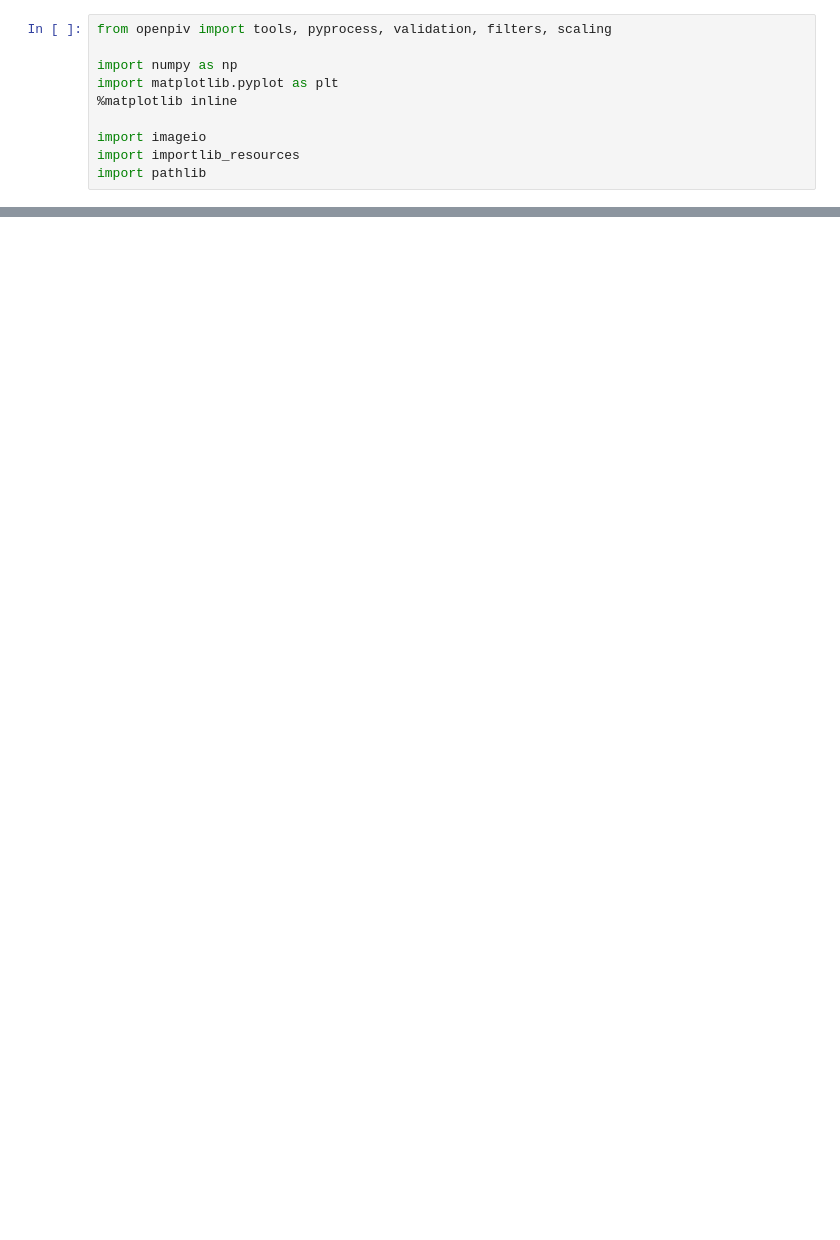
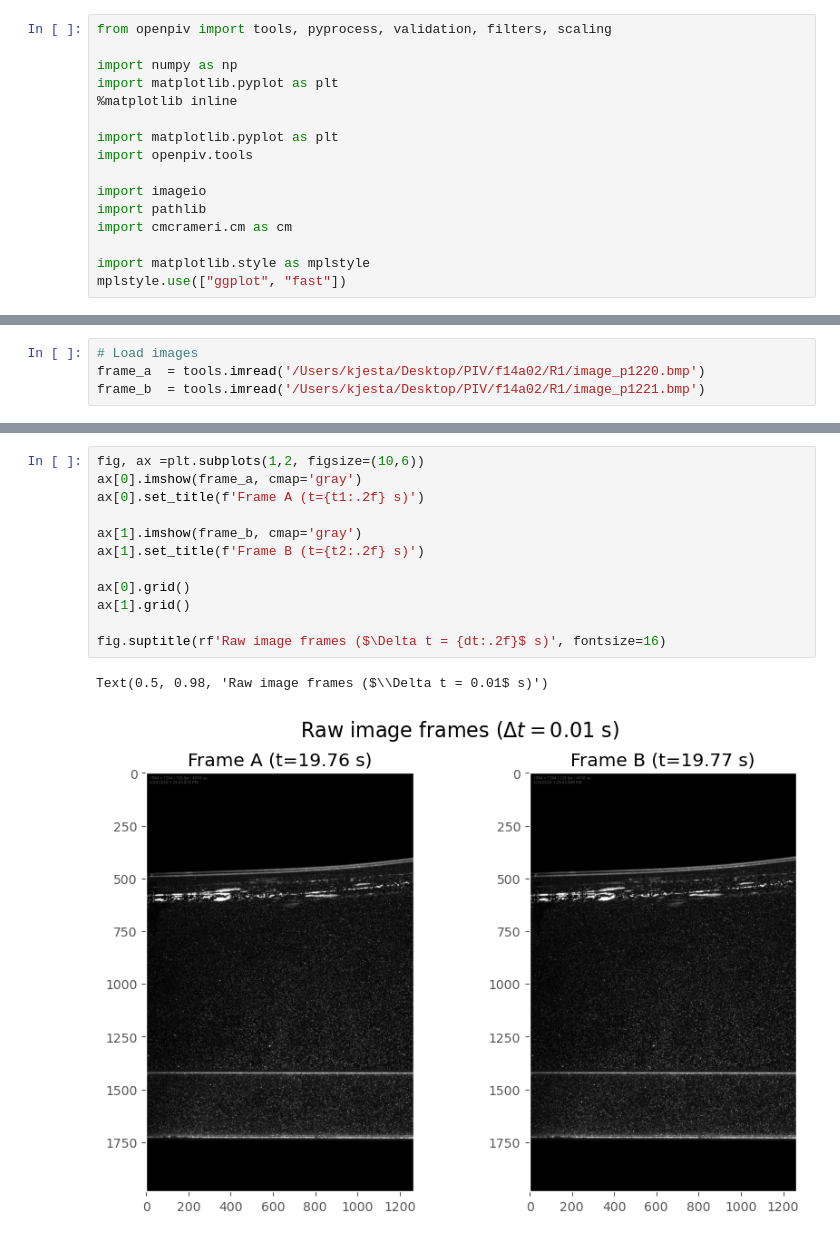
Before and after one commit to kjes4pres/Master_code, a Jupyter notebook: Lab/PIV/test_piv.ipynb, the cells around one changed output, grey strips where cells are left out. Drawn from its saved outputs; the diff is of its cells as text; blank space fills up the shorter version.

```diff
--- a/Lab/PIV/test_piv.ipynb
+++ b/Lab/PIV/test_piv.ipynb
@@ -5,6 +5,12 @@ import numpy as np
 import matplotlib.pyplot as plt
 %matplotlib inline
 
+import matplotlib.pyplot as plt
+import openpiv.tools
+
 import imageio
-import importlib_resources
 import pathlib
+import cmcrameri.cm as cm
+
+import matplotlib.style as mplstyle
+mplstyle.use(["ggplot", "fast"])
@@ -36,0 +27,4 @@ u0, v0, sig2noise = pyprocess.extended_search_area_piv(
+# %%
+# Load images
+frame_a  = tools.imread('/Users/kjesta/Desktop/PIV/f14a02/R1/image_p1220.bmp')
+frame_b  = tools.imread('/Users/kjesta/Desktop/PIV/f14a02/R1/image_p1221.bmp')
@@ -36,0 +52,15 @@ u0, v0, sig2noise = pyprocess.extended_search_area_piv(
+# %%
+fig, ax =plt.subplots(1,2, figsize=(10,6))
+ax[0].imshow(frame_a, cmap='gray')
+ax[0].set_title(f'Frame A (t={t1:.2f} s)')
+
+ax[1].imshow(frame_b, cmap='gray')
+ax[1].set_title(f'Frame B (t={t2:.2f} s)')
+
+ax[0].grid()
+ax[1].grid()
+
+fig.suptitle(rf'Raw image frames ($\Delta t = {dt:.2f}$ s)', fontsize=16)
+# %% [output]
+Text(0.5, 0.98, 'Raw image frames ($\\Delta t = 0.01$ s)')
+[figure, added]
```
Also changed, not shown: parts of 25 cells of this notebook, 1 other file.
